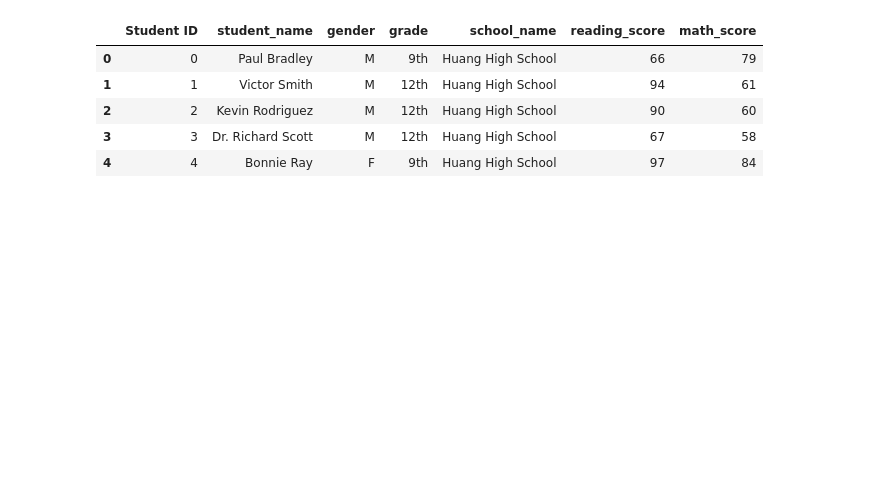
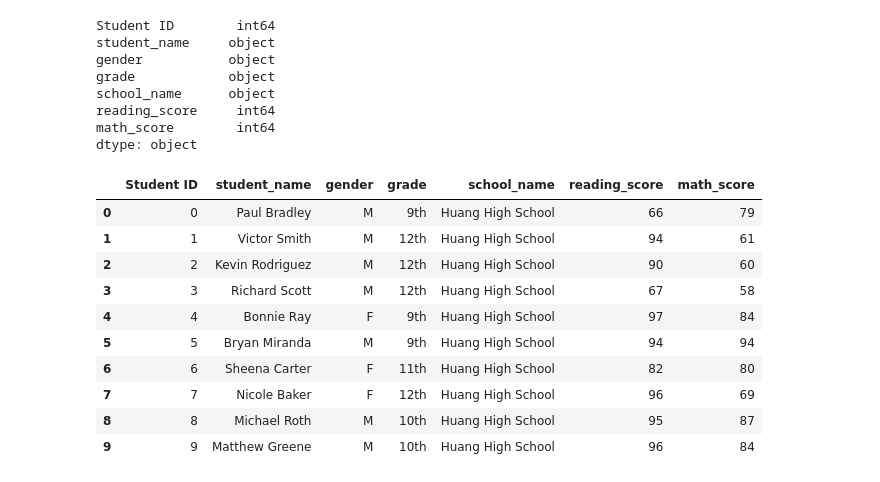
Before and after one commit to Marcia2021/School_District_Analysis, a Jupyter notebook: PyCitySchools.ipynb, the cells around one changed output. Drawn from its saved outputs; the diff is of its cells as text; code cells hidden in the pictures; blank space fills up the shorter version.

Commit message:
Final Programs for School District Analysis.

```diff
--- a/PyCitySchools.ipynb
+++ b/PyCitySchools.ipynb
@@ -18,10 +18,54 @@ school_data_df
 # Read the student data file and store it in a Pandas DataFrame.
 student_data_df = pd.read_csv(student_data_to_load)
 student_data_df.head()
+
+# Determine if there are any missing values in the school data.
+#school_data_df.count()
+#school_data_df.isnull()
+school_data_df.notnull().sum()
+
+# Determine if there are any missing values in the student data.
+#student_data_df.count()
+#student_data_df.isnull().sum()
+#student_data_df.notnull().sum()
+
+# Determine data types for the school DataFrame.
+school_data_df.dtypes
+school_data_df.budget.dtype
+
+# If the column name has space, then use
+# schoo_data_df["school name"].dtype
+
+# Determine data types for the student DataFrame.
+student_data_df.dtypes
 # %% [output]
-|  | Student ID | student_name | gender | grade | school_name | reading_score | math_score |
-| 0 | 0 | Paul Bradley | M | 9th | Huang High School | 66 | 79 |
-| 1 | 1 | Victor Smith | M | 12th | Huang High School | 94 | 61 |
-| 2 | 2 | Kevin Rodriguez | M | 12th | Huang High School | 90 | 60 |
-| 3 | 3 | Dr. Richard Scott | M | 12th | Huang High School | 67 | 58 |
-| 4 | 4 | Bonnie Ray | F | 9th | Huang High School | 97 | 84 |
+Student ID        int64
+student_name     object
+gender           object
+grade            object
+school_name      object
+reading_score     int64
+math_score        int64
+dtype: object
+# %%
+# Add each prefix and suffix to review to a list.
+prefixes_suffixes = ["Dr. ", "Mr. ","Ms. ", "Mrs. ", "Miss ", " MD", " DDS", " DVM", " PhD"]
+
+# Interate through the "prefixes_suffixed" list and replace them with an empty space,
+# "" when it appears in the student's name.
+for word in prefixes_suffixes:
+    student_data_df["student_name"] = student_data_df["student_name"].str.replace(word,"")
+
+student_data_df.head(10)
+# %% [output]
+|  | Student ID | student_name | gender | grade | school_name | reading_score | math_score |
+| 0 | 0 | Paul Bradley | M | 9th | Huang High School | 66 | 79 |
+| 1 | 1 | Victor Smith | M | 12th | Huang High School | 94 | 61 |
+| 2 | 2 | Kevin Rodriguez | M | 12th | Huang High School | 90 | 60 |
+| 3 | 3 | Richard Scott | M | 12th | Huang High School | 67 | 58 |
+| 4 | 4 | Bonnie Ray | F | 9th | Huang High School | 97 | 84 |
+| 5 | 5 | Bryan Miranda | M | 9th | Huang High School | 94 | 94 |
+| 6 | 6 | Sheena Carter | F | 11th | Huang High School | 82 | 80 |
+| 7 | 7 | Nicole Baker | F | 12th | Huang High School | 96 | 69 |
+| 8 | 8 | Michael Roth | M | 10th | Huang High School | 95 | 87 |
+| 9 | 9 | Matthew Greene | M | 10th | Huang High School | 96 | 84 |
```
Also changed, not shown: parts of 66 cells of this notebook, 3 other files.
